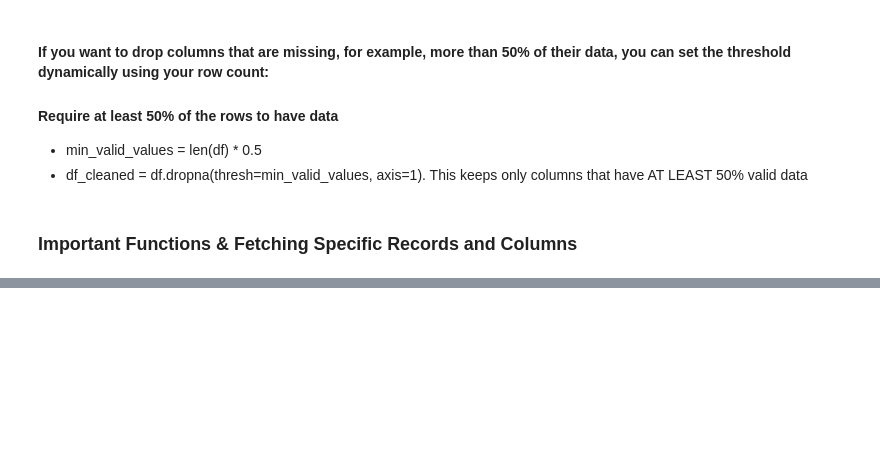
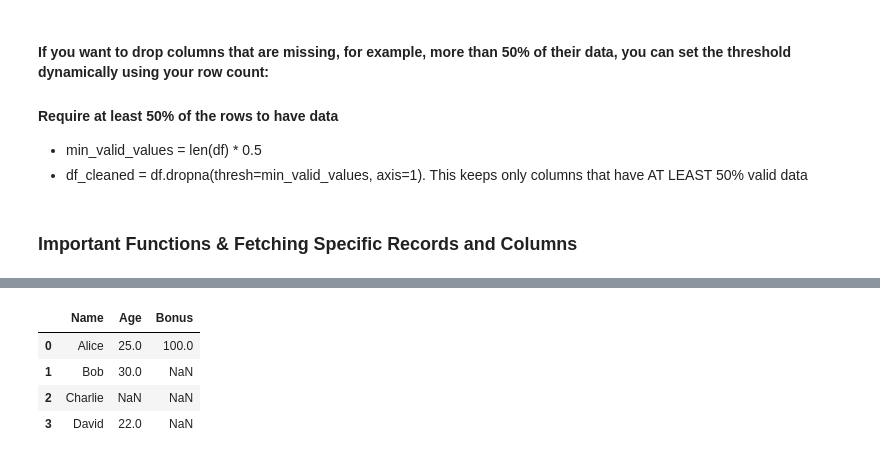
Before and after one commit to chinmairam/GenAI-Upskill, a Jupyter notebook: Pandas/Pandas_fundamentals.ipynb, the cells around one changed output, grey strips where cells are left out. Saved outputs shown, nothing was run; the diff lists cells and outputs as text; code cells hidden in the pictures; blank space fills up the shorter version.

```diff
--- a/Pandas/Pandas_fundamentals.ipynb
+++ b/Pandas/Pandas_fundamentals.ipynb
@@ -1433,0 +1459,8 @@ print(df_cleaned)
+# %%
+df
+# %% [output]
+|  | Name | Age | Bonus |
+| 0 | Alice | 25.0 | 100.0 |
+| 1 | Bob | 30.0 | NaN |
+| 2 | Charlie | NaN | NaN |
+| 3 | David | 22.0 | NaN |
```
Also changed, not shown: parts of 48 cells of this notebook.
